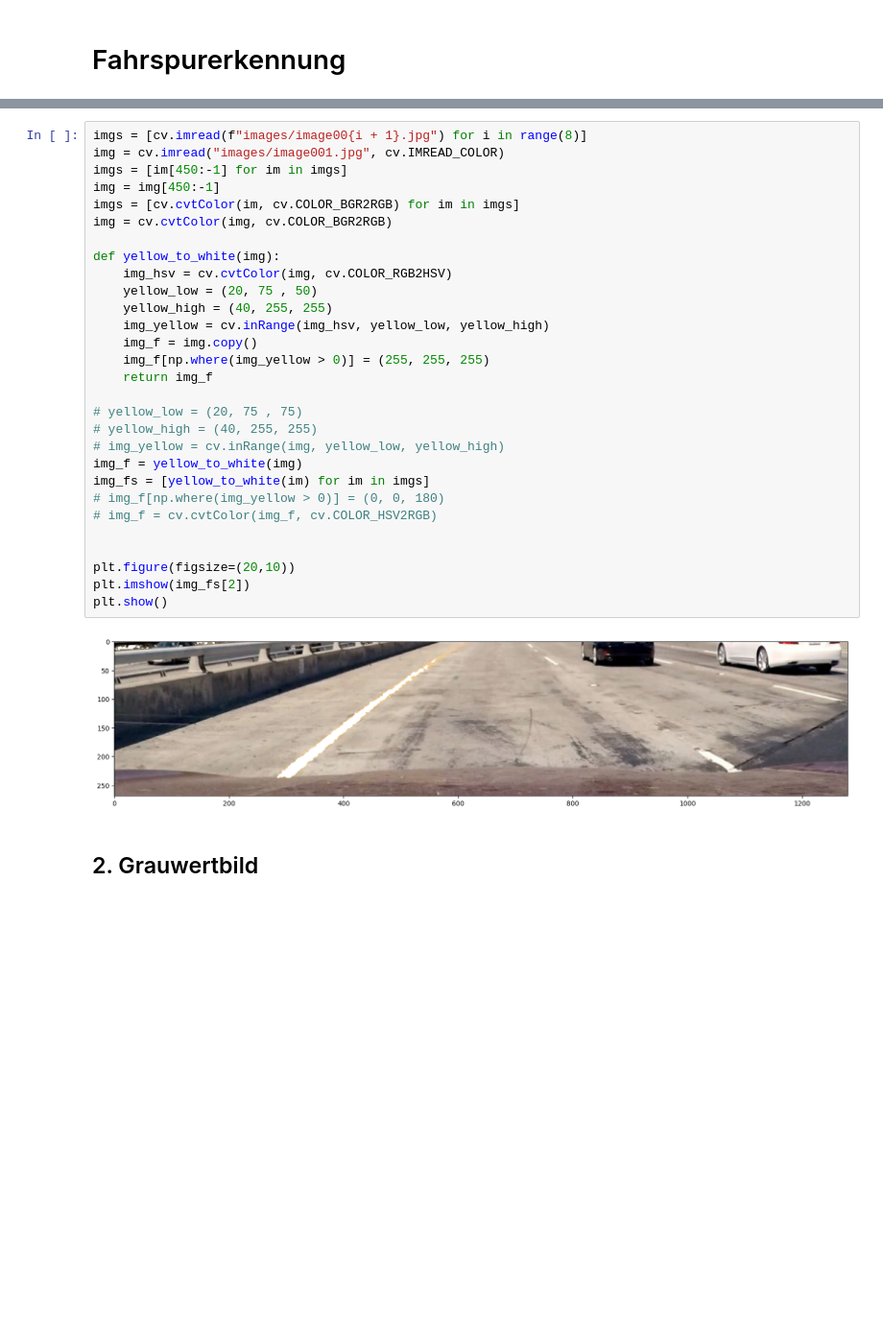
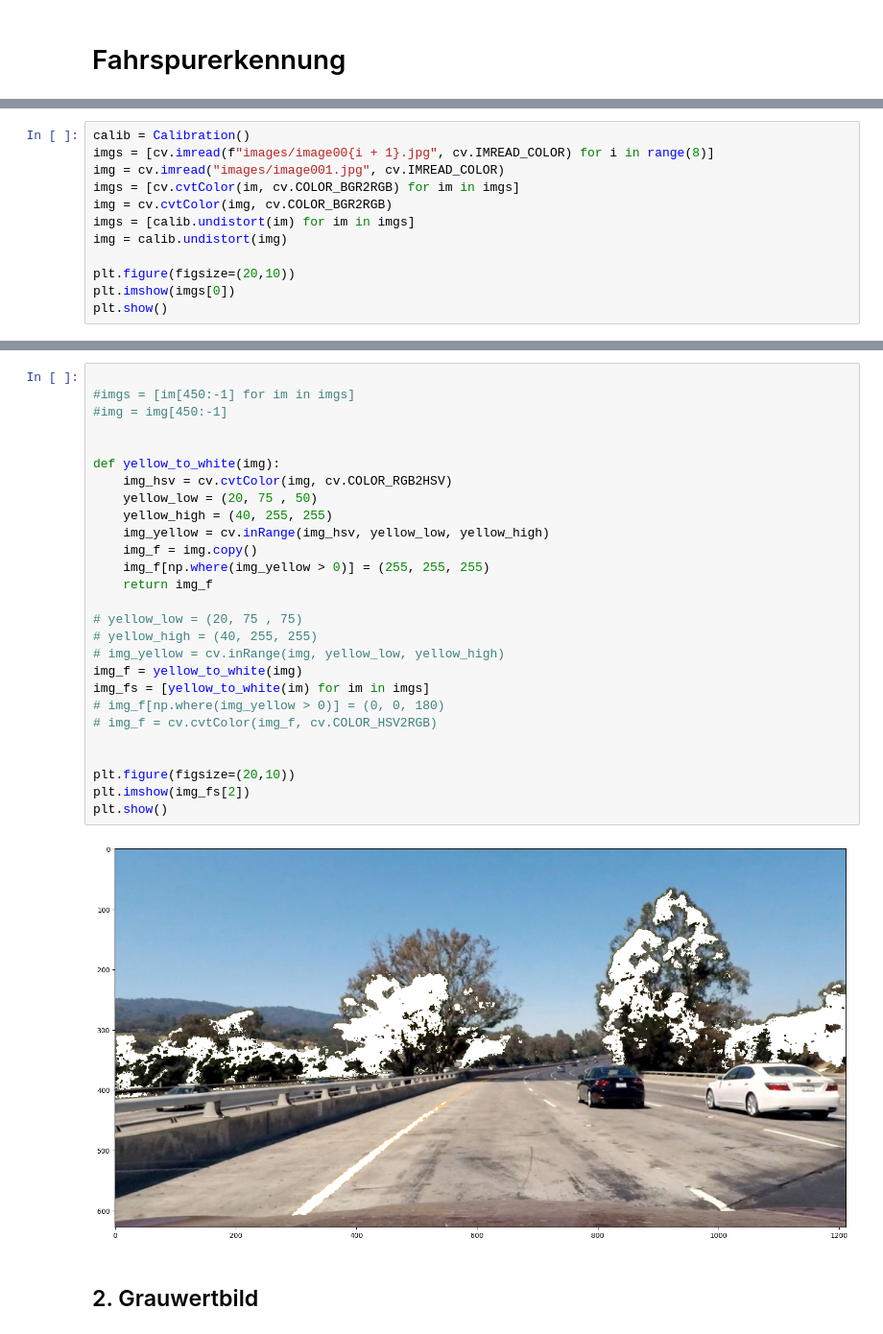
Before and after one commit to Ben-schlch/conventional_lane_detection, a Jupyter notebook: Projekt_Spurerkennung_v2.ipynb, the cells around one changed output, grey strips where cells are left out. Shown at 96% size. Drawn from its saved outputs; the diff is of its cells as text; blank space fills up the shorter version.

```diff
--- a/Projekt_Spurerkennung_v2.ipynb
+++ b/Projekt_Spurerkennung_v2.ipynb
@@ -6,0 +10,12 @@ import matplotlib.pyplot as plt
+# %%
+calib = Calibration()
+imgs = [cv.imread(f"images/image00{i + 1}.jpg", cv.IMREAD_COLOR) for i in range(8)]
+img = cv.imread("images/image001.jpg", cv.IMREAD_COLOR)
+imgs = [cv.cvtColor(im, cv.COLOR_BGR2RGB) for im in imgs]
+img = cv.cvtColor(img, cv.COLOR_BGR2RGB)
+imgs = [calib.undistort(im) for im in imgs]
+img = calib.undistort(img)
+
+plt.figure(figsize=(20,10))
+plt.imshow(imgs[0])
+plt.show()
@@ -9,34 +26,32 @@ import matplotlib.pyplot as plt
 # %%
-imgs = [cv.imread(f"images/image00{i + 1}.jpg") for i in range(8)]
-img = cv.imread("images/image001.jpg", cv.IMREAD_COLOR)
-imgs = [im[450:-1] for im in imgs]
-img = img[450:-1]
-imgs = [cv.cvtColor(im, cv.COLOR_BGR2RGB) for im in imgs]
-img = cv.cvtColor(img, cv.COLOR_BGR2RGB)
+
+#imgs = [im[450:-1] for im in imgs]
+#img = img[450:-1]
+
 
 def yellow_to_white(img):
     img_hsv = cv.cvtColor(img, cv.COLOR_RGB2HSV)
     yellow_low = (20, 75 , 50)
     yellow_high = (40, 255, 255)
     img_yellow = cv.inRange(img_hsv, yellow_low, yellow_high)
     img_f = img.copy()
     img_f[np.where(img_yellow > 0)] = (255, 255, 255)
     return img_f
 
 # yellow_low = (20, 75 , 75)
 # yellow_high = (40, 255, 255)
 # img_yellow = cv.inRange(img, yellow_low, yellow_high)
 img_f = yellow_to_white(img)
 img_fs = [yellow_to_white(im) for im in imgs]
 # img_f[np.where(img_yellow > 0)] = (0, 0, 180)
 # img_f = cv.cvtColor(img_f, cv.COLOR_HSV2RGB)
 
 
 plt.figure(figsize=(20,10))
 plt.imshow(img_fs[2])
 plt.show()
 # %% [output]
-[figure, old version]
+[figure, new version]
 # %% [markdown]
 ## 2. Grauwertbild
 # %%
```
Also changed, not shown: parts of 9 cells of this notebook, 3 other files.
